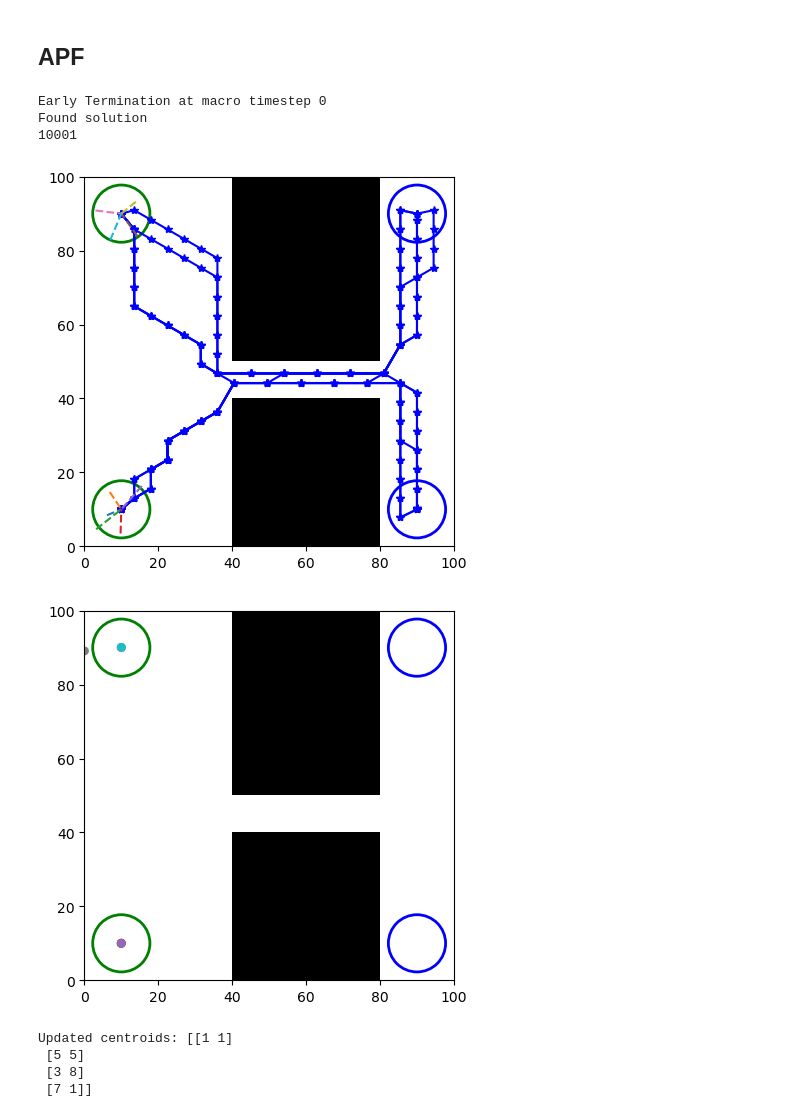
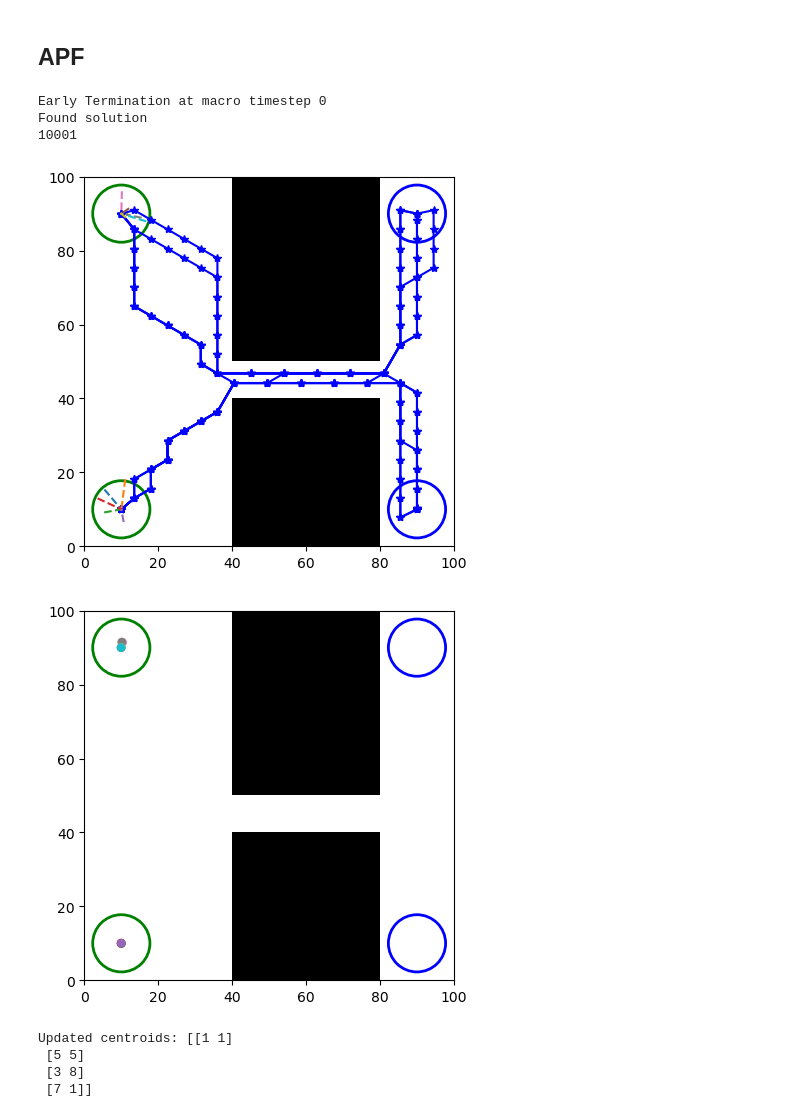
Before and after one commit to Zander-M/ST_Gaussian_PRM, a Jupyter notebook: notebooks/apf_test.ipynb, the cells around one changed output. Saved outputs shown, nothing was run; the diff lists cells and outputs as text; code cells hidden in the pictures.

```diff
--- a/notebooks/apf_test.ipynb
+++ b/notebooks/apf_test.ipynb
@@ -5,6 +5,8 @@
 %autoreload 2
 %matplotlib inline
 # %%
+import pickle
+
 from swarm_prm.solvers.swarm_prm.macro.gaussian_prm import *
 from swarm_prm.envs.map import Map, Obstacle
 from swarm_prm.envs.instance import Instance
@@ -65,6 +67,8 @@ assert max_flow is not None, "Unable to find solution within the given timesteps
 # print(macro_sol)
 simple_paths, gaussian_paths = gaussian_prm.get_solution(flow_dict, timestep, num_agent)
 print(simple_paths)
+with open("simple_paths.pkl", "wb") as f:
+    pickle.dump(simple_paths, f)
 # %% [output]
 timestep: 0 max_flow: 0
 timestep: 1 max_flow: 0
@@ -95,37 +99,39 @@ gaussian_prm.visualize_roadmap()
 # %%
 from matplotlib import pyplot as plt
 from swarm_prm.solvers.swarm_prm.micro.apf_single_step import APFSingleStepSolver
 
+with open("simple_paths.pkl", "rb") as f:
+    simple_paths = pickle.load(f)
+
 agent_radius = 1
-
 apf_solver = APFSingleStepSolver(roadmap, simple_paths, agent_radius, timestep,
                                  step_size=0.1, max_timestep_iter=1000,
                                  ordering_strategy="GEOMETRY",
-                                 attract_coeff=0.3, repel_coeff=0.0, agent_repel_coeff=0.0,
-                                 obs_thresh=3, reach_dist=1)
+                                 attract_coeff=0.3, repel_coeff=.1, agent_repel_coeff=0.5,
+                                 obs_thresh=1, reach_dist=1)
 apf_path = apf_solver.get_solution()
 
 fig, ax = instance.visualize()
 
 # apf_solver.animate_solution(fig, ax)
 for path in simple_paths:
     x_coords = [loc[0] for loc in path]
     y_coords = [loc[1] for loc in path]
     ax.plot(x_coords, y_coords, '-*', label='Path', color='blue')
 #
 cmap = plt.get_cmap("tab10")
 #
 for i, path in enumerate(apf_path):
     x_coords = [loc[0] for loc in path]
     y_coords = [loc[1] for loc in path]
     ax.plot(x_coords, y_coords, '--', label='Path', color=cmap(i))
 
 print(len(apf_path[0]))
 # %% [output]
 Early Termination at macro timestep 0
 Found solution
 10001
-[figure, old version]
+[figure, new version]
 # %%
 def animate_solution(fig, ax, speed):
     """
@@ -158,7 +164,7 @@ def animate_solution(fig, ax, speed):
 fig, ax = instance.visualize()
 animate_solution(fig, ax, 30)
 # %% [output]
-[figure, old version]
+[figure, new version]
 # %%
 import numpy as np
 from shapely.geometry import Polygon, Point
```
Also changed, not shown: 4 other files.
